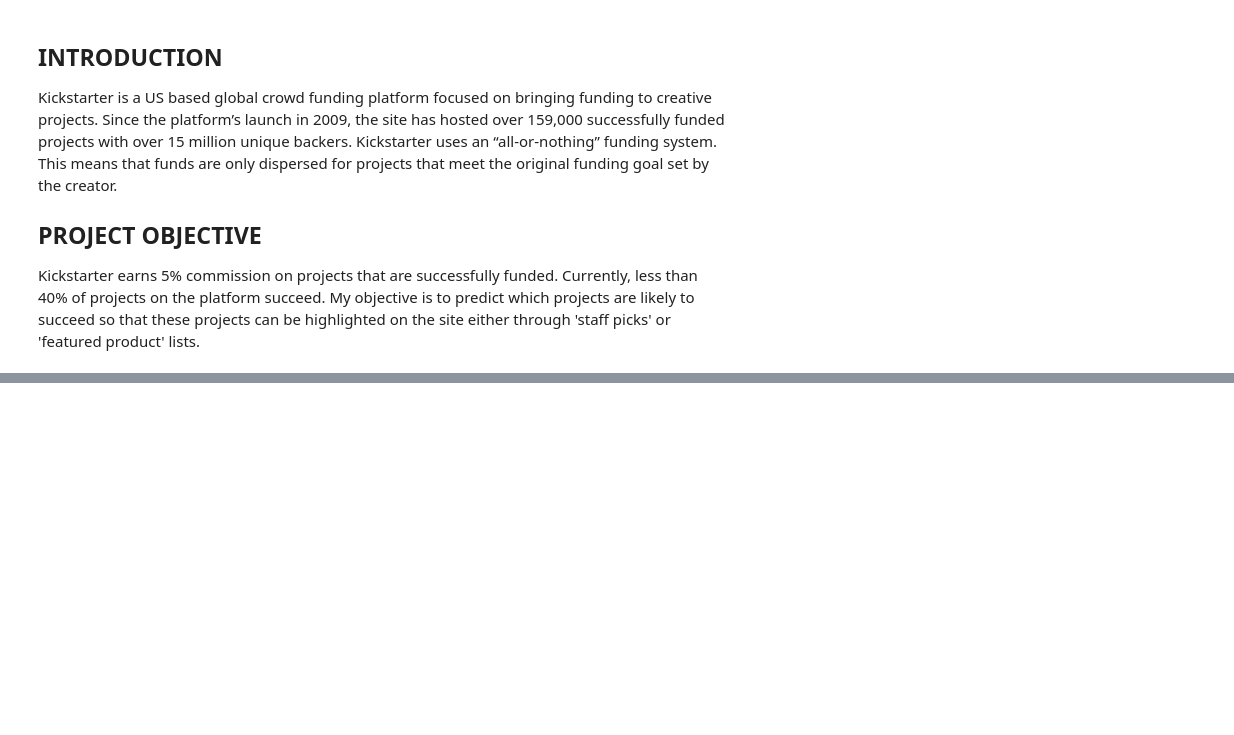
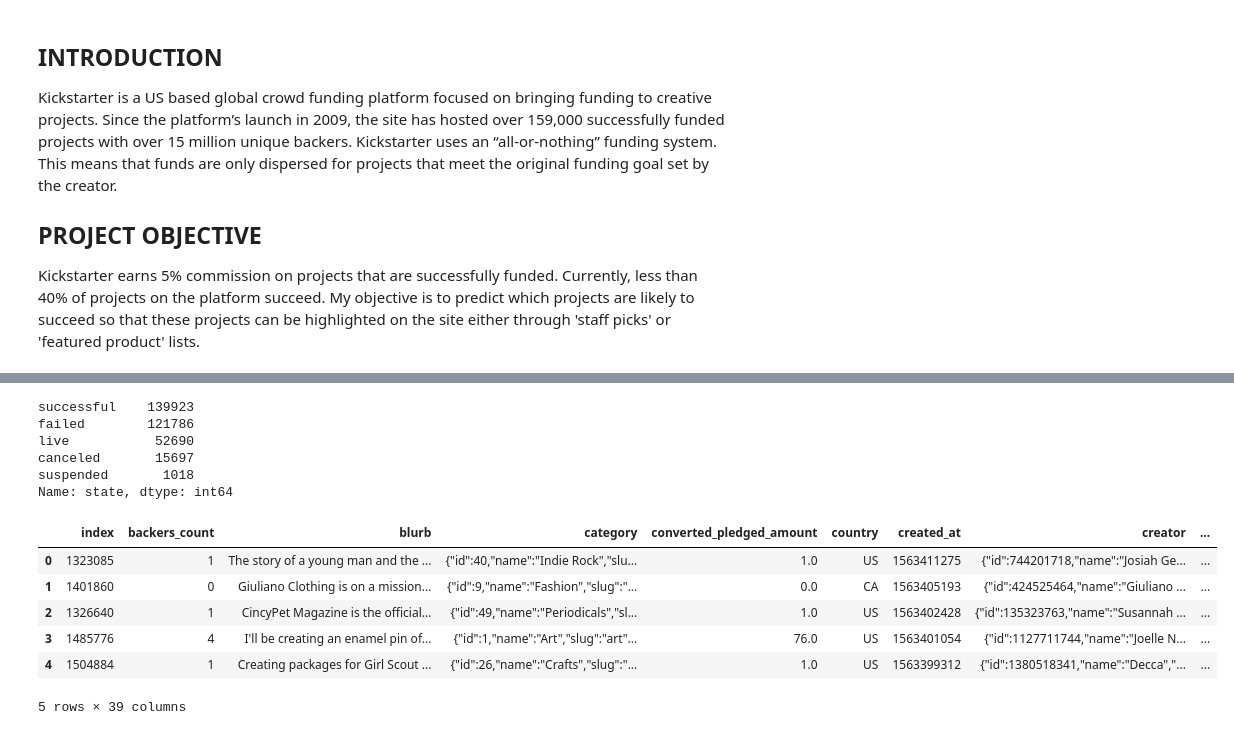
Before and after one commit to nateej1/kickstarter-campaign-classification, a Jupyter notebook: notebooks/01_exploration/20190810-mlb-kickstarter-initial-data-exploration.ipynb, the cells around one changed output, grey strips where cells are left out. Saved outputs shown, nothing was run; the diff lists cells and outputs as text; code cells hidden in the pictures; blank space fills up the shorter version.

```diff
--- a/notebooks/01_exploration/20190810-mlb-kickstarter-initial-data-exploration.ipynb
+++ b/notebooks/01_exploration/20190810-mlb-kickstarter-initial-data-exploration.ipynb
@@ -36,0 +51,19 @@ len(df_csv)
+# %%
+df_csv.state.value_counts()
+# %% [output]
+successful    139923
+failed        121786
+live           52690
+canceled       15697
+suspended       1018
+Name: state, dtype: int64
+# %%
+df_csv.head()
+# %% [output]
+|  | index | backers_count | blurb | category | converted_pledged_amount | country | created_at | creator | ... |
+| 0 | 1323085 | 1 | The story of a young man and the ... | {"id":40,"name":"Indie Rock","slu... | 1.0 | US | 1563411275 | {"id":744201718,"name":"Josiah Ge... | ... |
+| 1 | 1401860 | 0 | Giuliano Clothing is on a mission... | {"id":9,"name":"Fashion","slug":"... | 0.0 | CA | 1563405193 | {"id":424525464,"name":"Giuliano ... | ... |
+| 2 | 1326640 | 1 | CincyPet Magazine is the official... | {"id":49,"name":"Periodicals","sl... | 1.0 | US | 1563402428 | {"id":135323763,"name":"Susannah ... | ... |
+| 3 | 1485776 | 4 | I'll be creating an enamel pin of... | {"id":1,"name":"Art","slug":"art"... | 76.0 | US | 1563401054 | {"id":1127711744,"name":"Joelle N... | ... |
+| 4 | 1504884 | 1 | Creating packages for Girl Scout ... | {"id":26,"name":"Crafts","slug":"... | 1.0 | US | 1563399312 | {"id":1380518341,"name":"Decca","... | ... |
+5 rows × 39 columns
```
Also changed, not shown: parts of 84 cells of this notebook, 1 other file.
